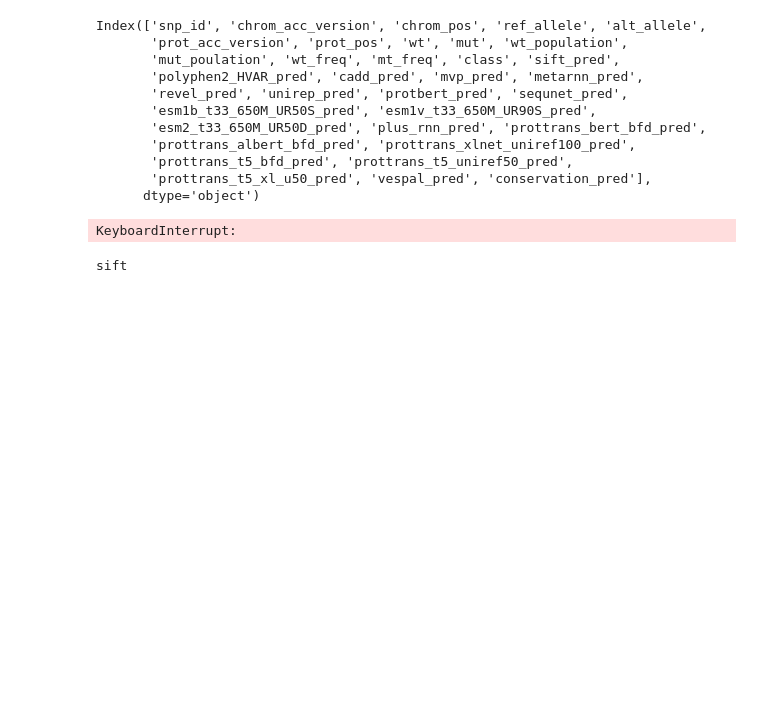
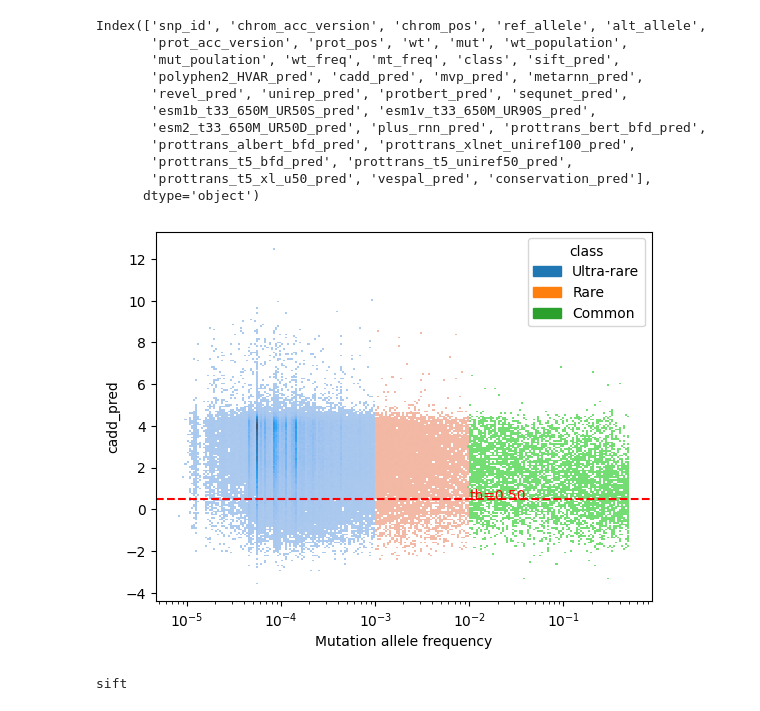
Before and after one commit to akabiraka/variant_effect_analysis, a Jupyter notebook: models/aa_common/plot_mut_allele_freq_vs_prediction_scores.ipynb, the cells around one changed output. Drawn from its saved outputs; the diff is of its cells as text; code cells hidden in the pictures; blank space fills up the shorter version.

```diff
--- a/models/aa_common/plot_mut_allele_freq_vs_prediction_scores.ipynb
+++ b/models/aa_common/plot_mut_allele_freq_vs_prediction_scores.ipynb
@@ -58,13 +58,14 @@ Index(['snp_id', 'chrom_acc_version', 'chrom_pos', 'ref_allele', 'alt_allele',
 # %%
 plt.cla()
 sns.histplot(data=result_df, x="mt_freq", y="cadd_pred", hue="class", log_scale=(True, False))
 plt.axhline(y=.5, color='r', linestyle='dashed')
+plt.text(0.01, .5-.05, f"th={.5:.2f}", c="r")
 plt.xlabel("cadd_pred-scores")
 plt.xlabel("Mutation allele frequency")
 
 plt.show()
 # %% [output]
-KeyboardInterrupt:
+[figure, added]
 # %%
 
 def do_hist_plot(non_nan_result_df, model_name):
```
Also changed, not shown: parts of 1 cell of this notebook, 2 other files.
